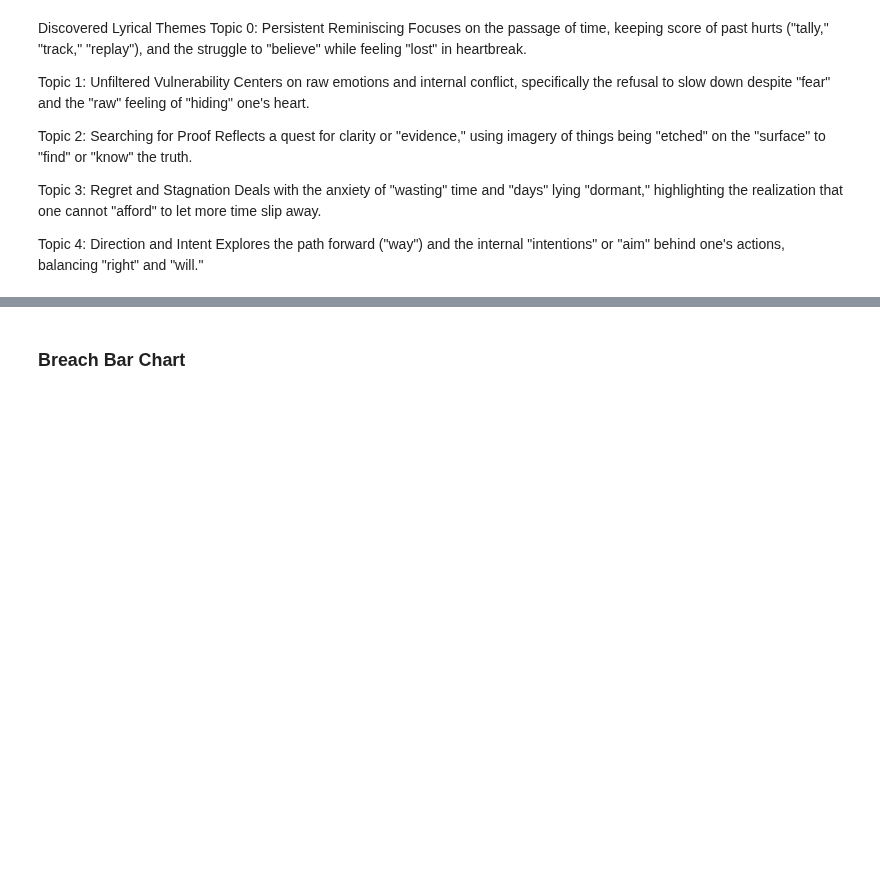
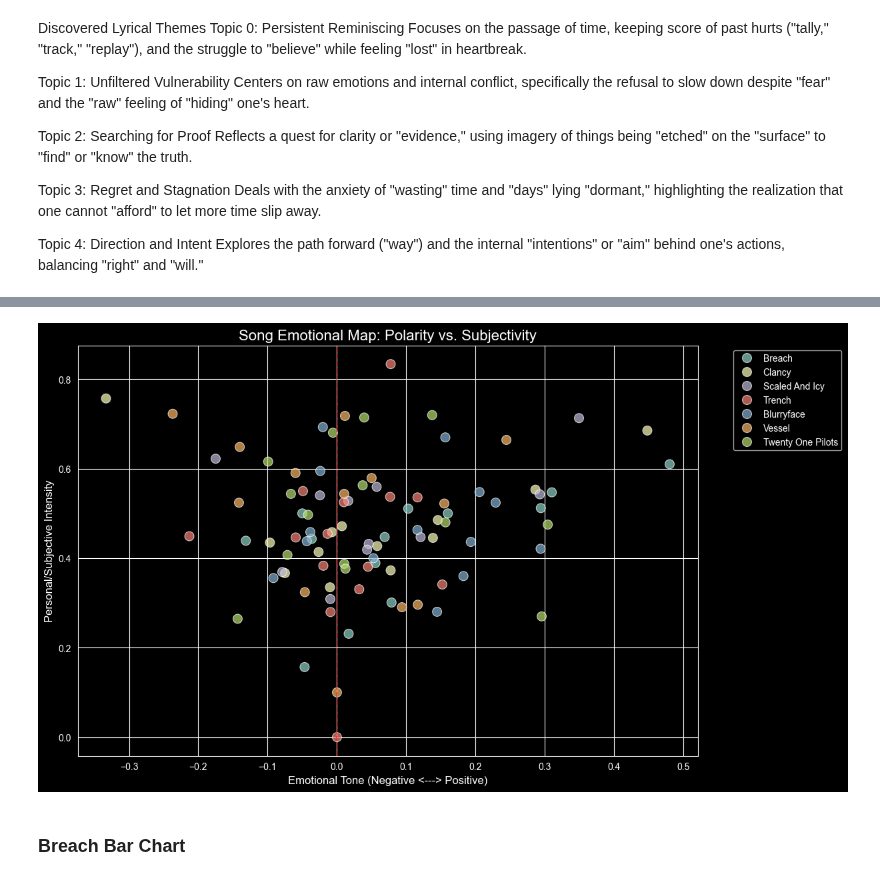
Before and after one commit to MeredithClikkie/torchbearerlab.github.io, a Jupyter notebook: AllAlbumLyrics.ipynb, the cells around one changed output, grey strips where cells are left out. Saved outputs shown, nothing was run; the diff lists cells and outputs as text; code cells hidden in the pictures; blank space fills up the shorter version.

```diff
--- a/AllAlbumLyrics.ipynb
+++ b/AllAlbumLyrics.ipynb
@@ -672,3 +802,23 @@ plt.show()
+# %%
+from textblob import TextBlob
+
+# Calculate scores
+df_combined['Polarity'] = df_combined['Lyrics'].apply(lambda x: TextBlob(str(x)).sentiment.polarity)
+df_combined['Subjectivity'] = df_combined['Lyrics'].apply(lambda x: TextBlob(str(x)).sentiment.subjectivity)
+
+# Plotting
+plt.figure(figsize=(12, 8))
+sns.scatterplot(data=df_combined, x='Polarity', y='Subjectivity', hue='album_name', s=100, alpha=0.7)
+
+# Add a vertical line for neutral sentiment
+plt.axvline(0, color='red', linestyle='--', alpha=0.5)
+plt.title('Song Emotional Map: Polarity vs. Subjectivity', fontsize=16)
+plt.xlabel('Emotional Tone (Negative <---> Positive)', fontsize=12)
+plt.ylabel('Personal/Subjective Intensity', fontsize=12)
+plt.legend(bbox_to_anchor=(1.05, 1), loc='upper left')
+plt.show()
+# %% [output]
+[figure, added]
 # %% [markdown]
 ### Breach Bar Chart
 # %%
```
Also changed, not shown: parts of 29 cells of this notebook.
